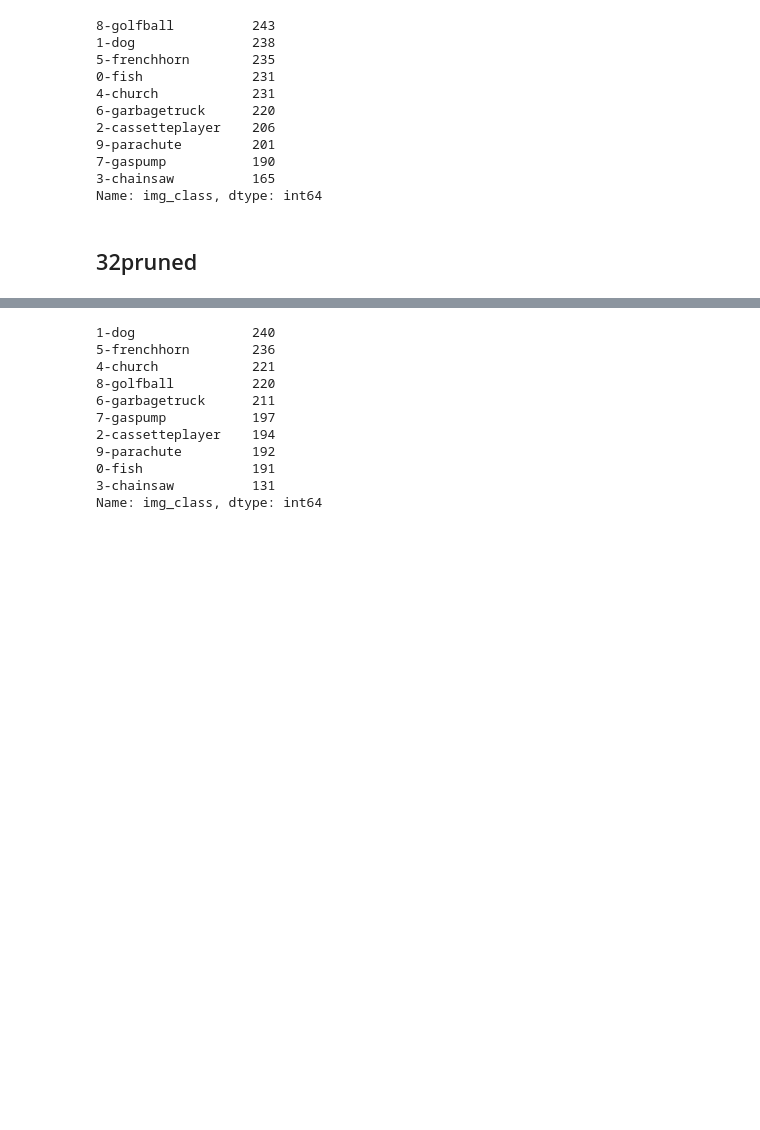
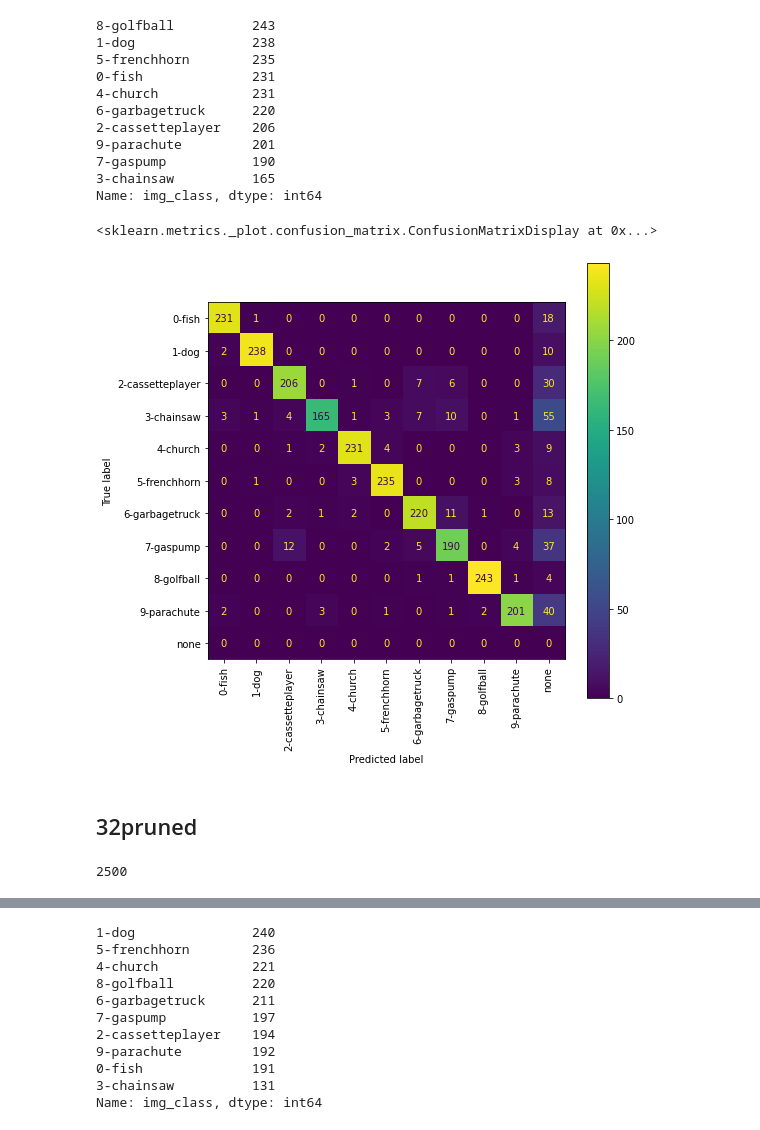
Before and after one commit to weberdavid/masterthesis-showcase, a Jupyter notebook: ExperimentResults.ipynb, the cells around one changed output, grey strips where cells are left out. Cells and saved outputs as stored; diff of their text form; code cells hidden in the pictures; blank space fills up the shorter version.

```diff
--- a/ExperimentResults.ipynb
+++ b/ExperimentResults.ipynb
@@ -389,5 +791,21 @@ exp2['img_class'].loc[(exp2['correct'] == 1) & (exp2['algorithm'] == '2pruned')]
 7-gaspump           190
 3-chainsaw          165
 Name: img_class, dtype: int64
+# %%
+# Create Confusion Matrix
+cmatrix = confusion_matrix(exp2_2p['img_class'], exp2_2p['img_answer'], labels=conf_classes)
+
+# Plot Confusion Matrix
+disp = ConfusionMatrixDisplay(confusion_matrix=cmatrix, display_labels=conf_classes)
+fig, ax = plt.subplots(figsize=(8, 8))
+disp.plot(xticks_rotation='vertical', ax=ax)
+# %% [output]
+<sklearn.metrics._plot.confusion_matrix.ConfusionMatrixDisplay at 0x...>
+[figure, added]
 # %% [markdown]
 ## 32pruned
+# %%
+exp2_32p = exp2.loc[exp2['algorithm'] == '32pruned']
+len(exp2_32p)
+# %% [output]
+2500
```
Also changed, not shown: parts of 67 cells of this notebook.
